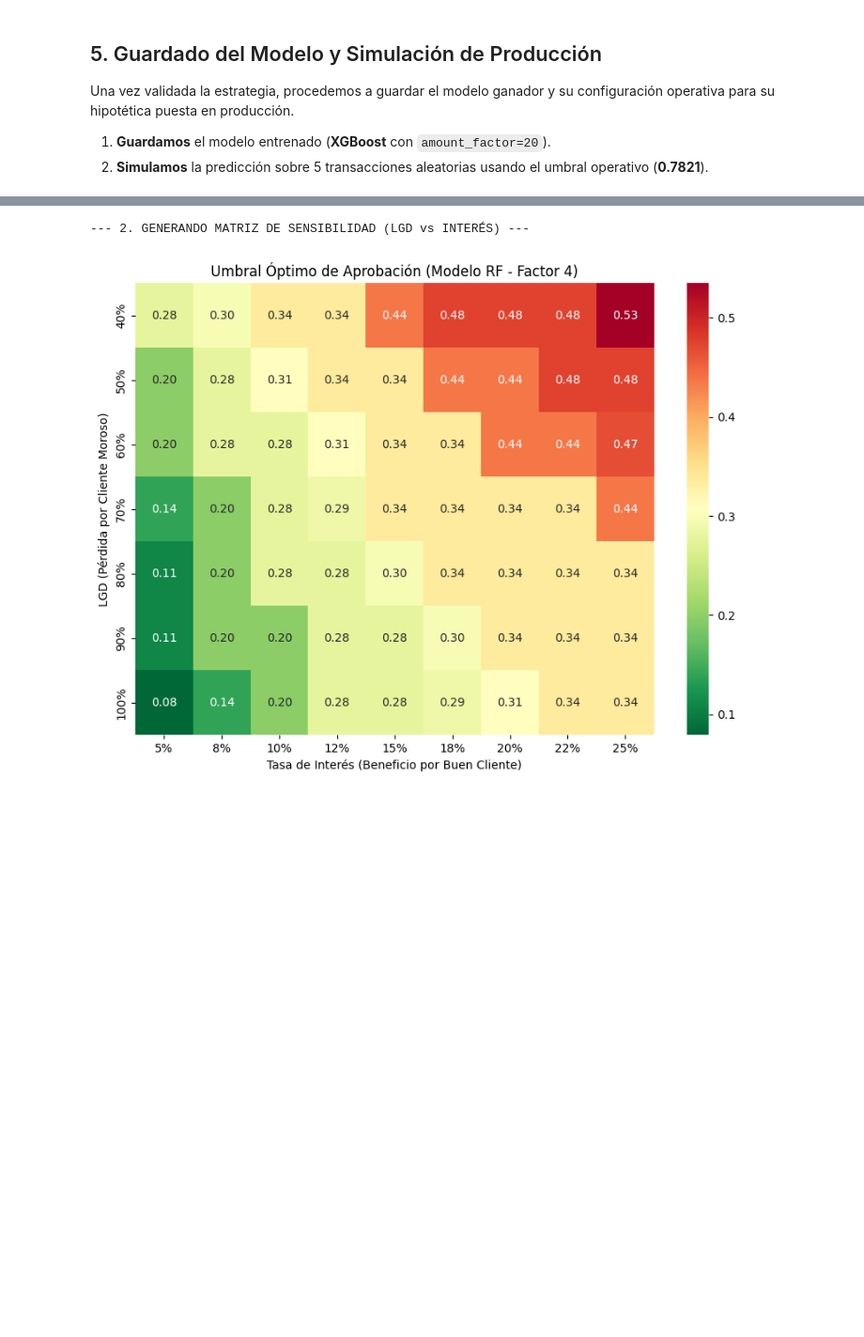
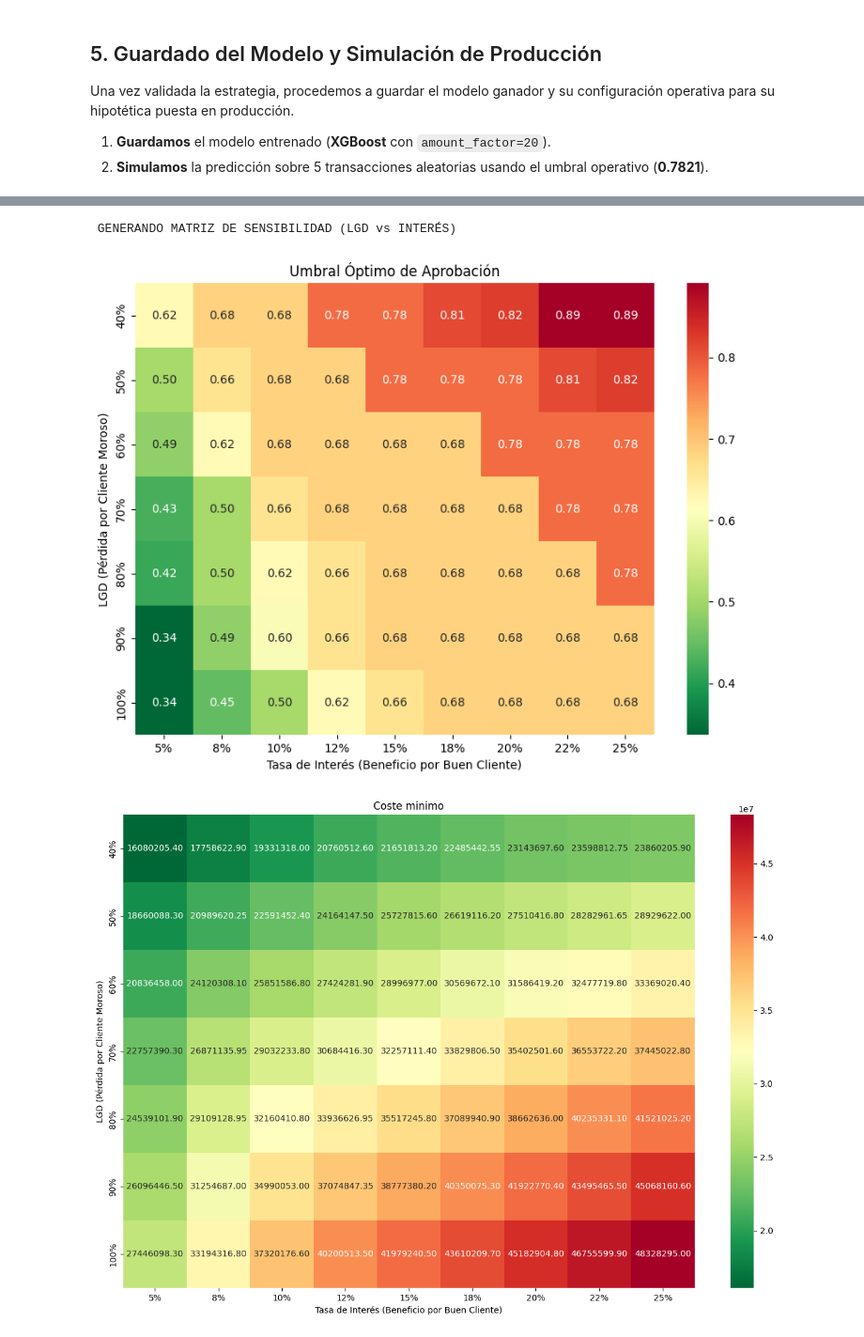
Before and after one commit to AlejandroJB18/tfg_info_deteccion_fraude, a Jupyter notebook: notebooks/analisis_sensibilidad.ipynb, the cells around one changed output, grey strips where cells are left out. Shown at 94% size. Cells and saved outputs as stored; diff of their text form; code cells hidden in the pictures; blank space fills up the shorter version.

```diff
--- a/notebooks/analisis_sensibilidad.ipynb
+++ b/notebooks/analisis_sensibilidad.ipynb
@@ -218,26 +197,22 @@ Una vez validada la estrategia, procedemos a guardar el modelo ganador y su conf
 1.  **Guardamos** el modelo entrenado (**XGBoost** con `amount_factor=20`).
 2.  **Simulamos** la predicción sobre 5 transacciones aleatorias usando el umbral operativo (**0.7821**).
 # %%
-
-# 1. Crear carpeta de modelos si no existe
 if not os.path.exists('../models'):
     os.makedirs('../models')
 
-# 2. Definir la configuración ganadora
-FINAL_THRESHOLD = 0.7821
+# 2. Definimos la configuración ganadora
+FINAL_THRESHOLD = 0.5940
 FINAL_MODEL = xgb_best_model # El modelo que ya entrenamos al principio del notebook
 
-# 3. Guardar el modelo
 model_filename = '../models/fraud_detection_xgboost_final.pkl'
 joblib.dump(FINAL_MODEL, model_filename)
 print(f"Modelo guardado exitosamente en: {model_filename}")
 
-# 4. Simulación de Inferencia (Producción)
 print("\n--- SIMULACIÓN DE INFERENCIA ---")
 print(f"Configuración cargada: Umbral de corte = {FINAL_THRESHOLD}")
 
-# Seleccionar 5 muestras aleatorias del set de prueba
-random_indices = np.random.choice(X_test.index, 1000, replace=False)
+# Seleccionamos 5000 muestras aleatorias del set de prueba
+random_indices = np.random.choice(X_test.index, 5000, replace=False)
 sample_data = X_test.loc[random_indices]
 sample_amounts = amount_test.loc[random_indices]
 sample_true_labels = y_test.loc[random_indices]
@@ -252,8 +227,8 @@ print("-" * 75)
 
 for i, (idx, amt, prob, true_label) in enumerate(zip(random_indices, sample_amounts, sample_probs, sample_true_labels)):
     # APLICAMOS EL UMBRAL DE NEGOCIO
-    is_fraud_pred = "🚨 FRAUDE" if prob >= FINAL_THRESHOLD else "✅ LEGÍTIMA"
-    is_fraud_real = "🚨 FRAUDE" if true_label == 1 else "✅ LEGÍTIMA"
+    is_fraud_pred = "FRAUDE!!!" if prob >= FINAL_THRESHOLD else "LEGÍTIMA"
+    is_fraud_real = "FRAUDE!!!" if true_label == 1 else "LEGÍTIMA"
 
     print("{:<10} | €{:<9.2f} | {:<15.4f} | {:<15} | {:<10}".format(
         idx, amt, prob, is_fraud_pred, is_fraud_real
@@ -320,63 +286,64 @@ Model RF trained (factor=4)
 Modelo entrenado y predicciones listas. Tamaño Test: 30000
 # %%
-# ==============================================================================
-# 2. ANÁLISIS DE SENSIBILIDAD: LGD vs TASA DE INTERÉS
-# ==============================================================================
-
-print("\n--- 2. GENERANDO MATRIZ DE SENSIBILIDAD (LGD vs INTERÉS) ---")
+print("\n GENERANDO MATRIZ DE SENSIBILIDAD (LGD vs INTERÉS)")
 
 # Rangos de Escenarios Económicos
 # LGD: Desde 40% (recuperamos mucho) hasta 100% (pérdida total)
 lgd_range = [0.4, 0.5, 0.6, 0.7, 0.8, 0.9, 1.0]
 # Interés: Desde 5% (hipoteca barata) hasta 25% (tarjeta crédito/microcrédito)
 interest_range = [0.05, 0.075, 0.10, 0.125, 0.15, 0.175, 0.20, 0.225, 0.25]
 
 # Matriz para guardar el Umbral Óptimo
 threshold_matrix = np.zeros((len(lgd_range), len(interest_range)))
+cost_matrix = np.zeros((len(lgd_range), len(interest_range)))
 
-# Barrido de escenarios
 for i, lgd in enumerate(lgd_range):
     for j, rate in enumerate(interest_range):
 
-        # Calcular costes:
-        # Coste FN (Aprobamos a moroso) = Amount * LGD
-        fn_costs = amt_test * lgd
-        # Coste FP (Rechazamos a pagador) = Amount * Tasa Interés
-        fp_costs = amt_test * rate
-
-        # Buscar umbral que minimice la suma de pérdidas
-        best_thr = 0.5
-        min_cost = float('inf')
-
-        # Probamos 100 cortes posibles
-        for thr in np.linspace(0.01, 0.99, 100):
-            y_pred = (probs_winner >= thr).astype(int)
-
-            # Sumar pérdidas reales + lucro cesante
-            current_fn = fn_costs[(y_test == 1) & (y_pred == 0)].sum()
-            current_fp = fp_costs[(y_test == 0) & (y_pred == 1)].sum()
-
-            if (current_fn + current_fp) < min_cost:
-                min_cost = (current_fn + current_fp)
-                best_thr = thr
+        # LLAMADA DIRECTA A TU FUNCIÓN
+        # best_threshold_credit ya hace el barrido de 100 umbrales internamente
+        # y nos devuelve (mejor_umbral, menor_coste)
+        best_thr, min_cost = best_threshold_credit(
+            y_test,         # Target real
+            y_proba,        # Probabilidades del modelo (probs_winner)
+            amt_test,    # Montos (amt_test)
+            LGD=lgd,
+            interest_rate=rate
+        )
 
         threshold_matrix[i, j] = best_thr
+        cost_matrix[i, j] = min_cost
 
 # Visualización
 plt.figure(figsize=(10, 7))
 sns.heatmap(threshold_matrix, annot=True, fmt=".2f", cmap="RdYlGn_r",
             xticklabels=[f"{x:.0%}" for x in interest_range],
             yticklabels=[f"{x:.0%}" for x in lgd_range])
 
-plt.title(f"Umbral Óptimo de Aprobación (Modelo RF - Factor 4)")
+plt.title(f"Umbral Óptimo de Aprobación")
+plt.xlabel("Tasa de Interés (Beneficio por Buen Cliente)")
+plt.ylabel("LGD (Pérdida por Cliente Moroso)")
+
+output_path = '../results/heatmap_sensibilidad_creditscoring_umbral.png'
+plt.savefig(output_path, dpi=300, bbox_inches='tight')
+
+plt.show()
+
+plt.figure(figsize=(15, 10))
+sns.heatmap(cost_matrix, annot=True, fmt=".2f", cmap="RdYlGn_r",
+            xticklabels=[f"{x:.0%}" for x in interest_range],
+            yticklabels=[f"{x:.0%}" for x in lgd_range])
+
+plt.title(f"Coste minimo")
 plt.xlabel("Tasa de Interés (Beneficio por Buen Cliente)")
 plt.ylabel("LGD (Pérdida por Cliente Moroso)")
 
 output_path = '../results/heatmap_sensibilidad_creditscoring_costes.png'
 plt.savefig(output_path, dpi=300, bbox_inches='tight')
 
 plt.show()
 # %% [output]
---- 2. GENERANDO MATRIZ DE SENSIBILIDAD (LGD vs INTERÉS) ---
+ GENERANDO MATRIZ DE SENSIBILIDAD (LGD vs INTERÉS)
-[figure, old version]
+[figure, new version]
+[figure, added]
 # %%
```
Also changed, not shown: parts of 12 cells of this notebook, 23 other files.
